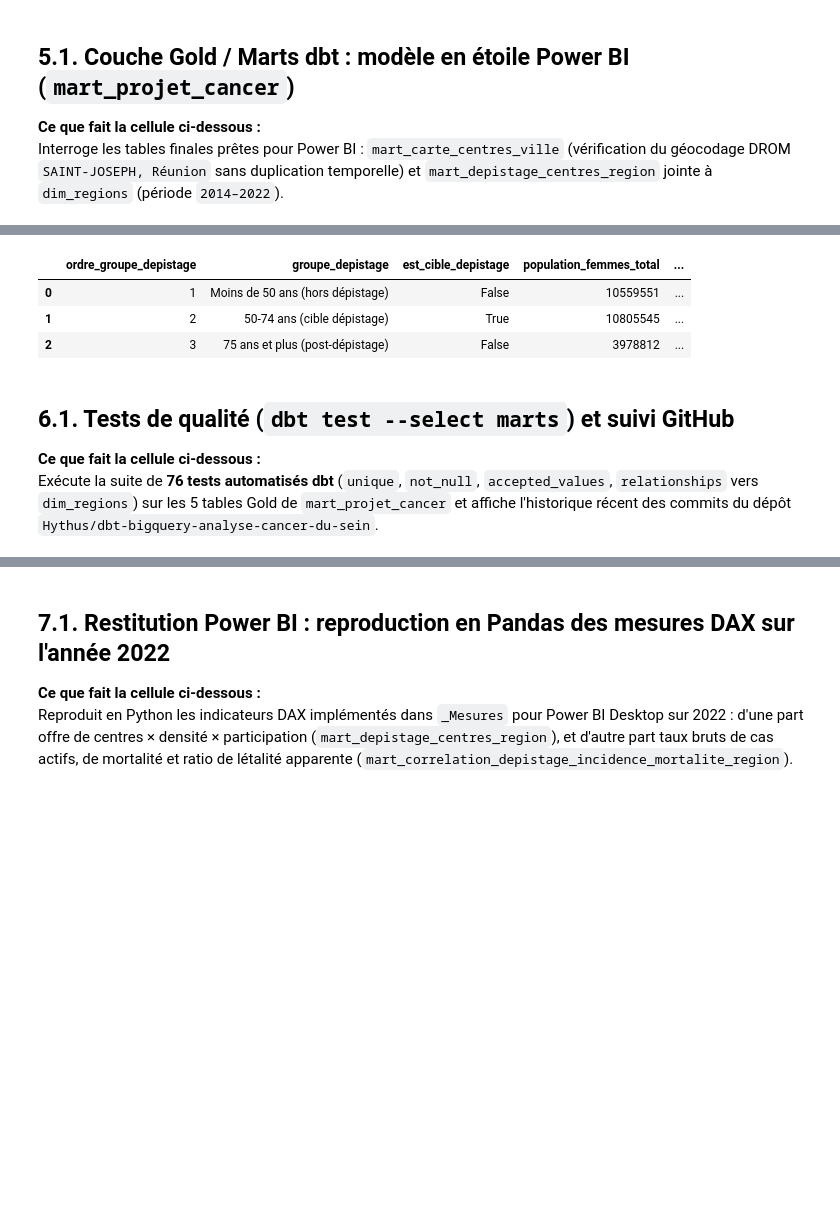
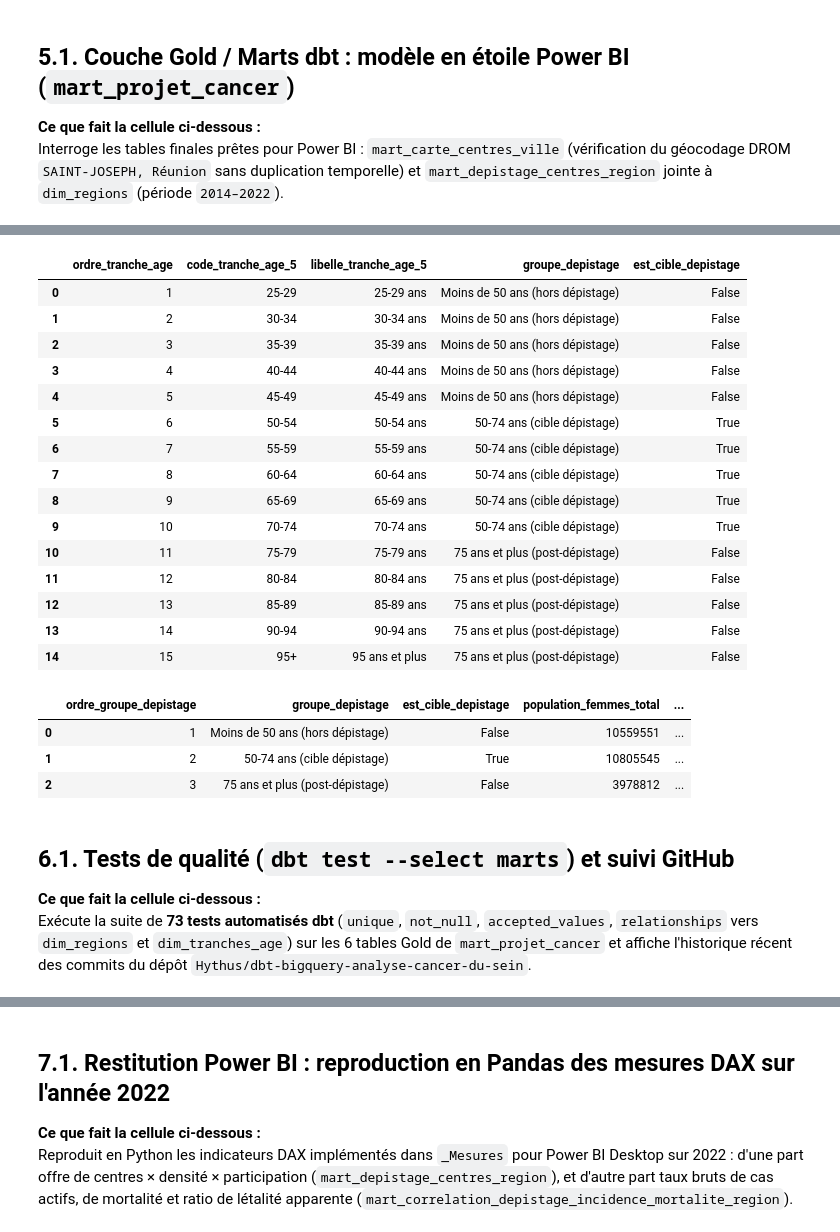
Before and after one commit to Hythus/dbt-bigquery-analyse-cancer-du-sein, a Jupyter notebook: Partie Val.ipynb, the cells around one changed output, grey strips where cells are left out. Drawn from its saved outputs; the diff is of its cells as text; code cells hidden in the pictures; blank space fills up the shorter version.

Commit message:
feat(marts): ajout dim_tranches_age et allegement tables correlation pour schema en etoile Power BI

```diff
--- a/Partie Val.ipynb
+++ b/Partie Val.ipynb
@@ -841,30 +839,54 @@ Interroge `mart_correlation_age_region_sein` (2 430 lignes : 9 ans × 18 région
 # %%
+display(
+    client.query(
+        f"SELECT ordre_tranche_age, code_tranche_age_5, libelle_tranche_age_5, groupe_depistage, est_cible_depistage FROM `{PROJECT_ID}.mart_projet_cancer.dim_tranches_age` ORDER BY ordre_tranche_age"
+    ).to_dataframe()
+)
+
 query_corr_age_2022 = f"""
 SELECT
-    ordre_groupe_depistage,
-    groupe_depistage,
-    est_cible_depistage,
-    SUM(population_femmes) AS population_femmes_total,
-    ROUND(AVG(taux_participation_brut_tranche_pct), 2) AS taux_participation_moyen_pct,
-    SUM(nb_patientes_actives_sein) AS nb_patientes_actives,
-    SUM(nb_patientes_surveillance_sein) AS nb_patientes_surveillance,
-    ROUND(SUM(nb_deces_sein_femmes), 0) AS nb_deces_sein
-FROM `{PROJECT_ID}.mart_projet_cancer.mart_correlation_age_region_sein`
-WHERE annee = 2022
+    a.ordre_groupe_depistage,
+    a.groupe_depistage,
+    a.est_cible_depistage,
+    SUM(m.population_femmes) AS population_femmes_total,
+    ROUND(AVG(m.taux_participation_brut_tranche_pct), 2) AS taux_participation_moyen_pct,
+    SUM(m.nb_patientes_actives_sein) AS nb_patientes_actives,
+    SUM(m.nb_patientes_surveillance_sein) AS nb_patientes_surveillance,
+    ROUND(SUM(m.nb_deces_sein_femmes), 0) AS nb_deces_sein
+FROM `{PROJECT_ID}.mart_projet_cancer.mart_correlation_age_region_sein` m
+JOIN `{PROJECT_ID}.mart_projet_cancer.dim_tranches_age` a
+  ON m.code_tranche_age_5 = a.code_tranche_age_5
+WHERE m.annee = 2022
 GROUP BY 1, 2, 3
 ORDER BY 1
 """
 display(client.query(query_corr_age_2022).to_dataframe())
 # %% [output]
-|  | ordre_groupe_depistage | groupe_depistage | est_cible_depistage | population_femmes_total | ... |
-| 0 | 1 | Moins de 50 ans (hors dépistage) | False | 10559551 | ... |
-| 1 | 2 | 50-74 ans (cible dépistage) | True | 10805545 | ... |
-| 2 | 3 | 75 ans et plus (post-dépistage) | False | 3978812 | ... |
+|  | ordre_tranche_age | code_tranche_age_5 | libelle_tranche_age_5 | groupe_depistage | est_cible_depistage |
+| 0 | 1 | 25-29 | 25-29 ans | Moins de 50 ans (hors dépistage) | False |
+| 1 | 2 | 30-34 | 30-34 ans | Moins de 50 ans (hors dépistage) | False |
+| 2 | 3 | 35-39 | 35-39 ans | Moins de 50 ans (hors dépistage) | False |
+| 3 | 4 | 40-44 | 40-44 ans | Moins de 50 ans (hors dépistage) | False |
+| 4 | 5 | 45-49 | 45-49 ans | Moins de 50 ans (hors dépistage) | False |
+| 5 | 6 | 50-54 | 50-54 ans | 50-74 ans (cible dépistage) | True |
+| 6 | 7 | 55-59 | 55-59 ans | 50-74 ans (cible dépistage) | True |
+| 7 | 8 | 60-64 | 60-64 ans | 50-74 ans (cible dépistage) | True |
+| 8 | 9 | 65-69 | 65-69 ans | 50-74 ans (cible dépistage) | True |
+| 9 | 10 | 70-74 | 70-74 ans | 50-74 ans (cible dépistage) | True |
+| 10 | 11 | 75-79 | 75-79 ans | 75 ans et plus (post-dépistage) | False |
+| 11 | 12 | 80-84 | 80-84 ans | 75 ans et plus (post-dépistage) | False |
+| 12 | 13 | 85-89 | 85-89 ans | 75 ans et plus (post-dépistage) | False |
+| 13 | 14 | 90-94 | 90-94 ans | 75 ans et plus (post-dépistage) | False |
+| 14 | 15 | 95+ | 95 ans et plus | 75 ans et plus (post-dépistage) | False |
+|  | ordre_groupe_depistage | groupe_depistage | est_cible_depistage | population_femmes_total | ... |
+| 0 | 1 | Moins de 50 ans (hors dépistage) | False | 10559551 | ... |
+| 1 | 2 | 50-74 ans (cible dépistage) | True | 10805545 | ... |
+| 2 | 3 | 75 ans et plus (post-dépistage) | False | 3978812 | ... |
 # %% [markdown]
 ## 6.1. Tests de qualité (`dbt test --select marts`) et suivi GitHub
 
 **Ce que fait la cellule ci-dessous :**
-Exécute la suite de **76 tests automatisés dbt** (`unique`, `not_null`, `accepted_values`, `relationships` vers `dim_regions`) sur les 5 tables Gold de `mart_projet_cancer` et affiche l'historique récent des commits du dépôt `Hythus/dbt-bigquery-analyse-cancer-du-sein`.
+Exécute la suite de **73 tests automatisés dbt** (`unique`, `not_null`, `accepted_values`, `relationships` vers `dim_regions` et `dim_tranches_age`) sur les 6 tables Gold de `mart_projet_cancer` et affiche l'historique récent des commits du dépôt `Hythus/dbt-bigquery-analyse-cancer-du-sein`.
 # %%
 cmd_test = [str(DBT_EXE), "test", "--select", "marts", "--project-dir", str(DBT_PROJECT_DIR)]
 res_test = subprocess.run(cmd_test, capture_output=True, text=True)
```
Also changed, not shown: parts of 8 cells of this notebook, 6 other files.
